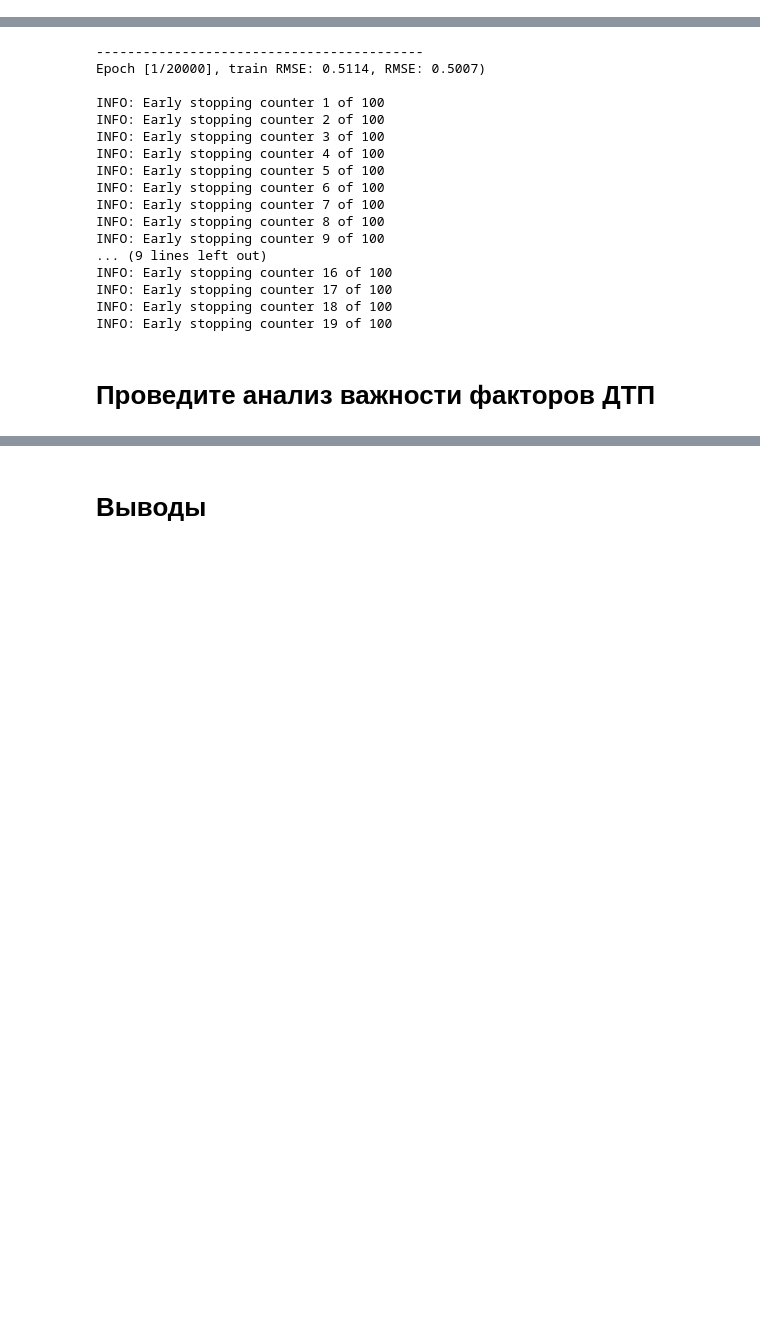
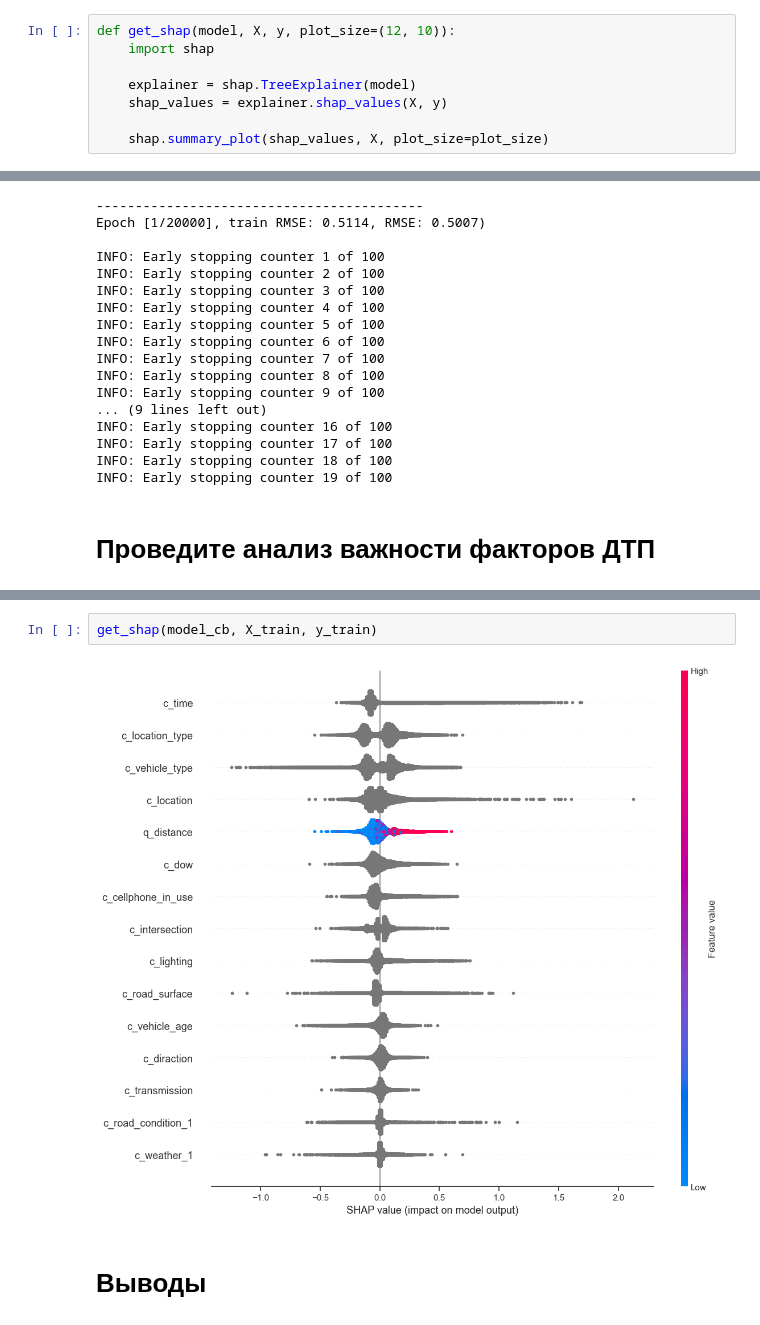
Before and after one commit to AdamCage/road-accident-risk-assessment, a Jupyter notebook: ssss.ipynb, the cells around one changed output, grey strips where cells are left out. Drawn from its saved outputs; the diff is of its cells as text; blank space fills up the shorter version.

```diff
--- a/ssss.ipynb
+++ b/ssss.ipynb
@@ -831,3 +855,11 @@ def create_metrics(model, X, y, only_result):
+# %%
+def get_shap(model, X, y, plot_size=(12, 10)):
+    import shap
+
+    explainer = shap.TreeExplainer(model)
+    shap_values = explainer.shap_values(X, y)
+
+    shap.summary_plot(shap_values, X, plot_size=plot_size)
 # %% [markdown]
 ## Знакомство с таблицами
 # %% [markdown]
@@ -2572,2 +2598,6 @@ INFO: Early stopping counter 19 of 100
+# %%
+get_shap(model_cb, X_train, y_train)
+# %% [output]
+[figure, added]
 # %% [markdown]
 # Выводы
```
Also changed, not shown: parts of 21 cells of this notebook, 6 other files.
